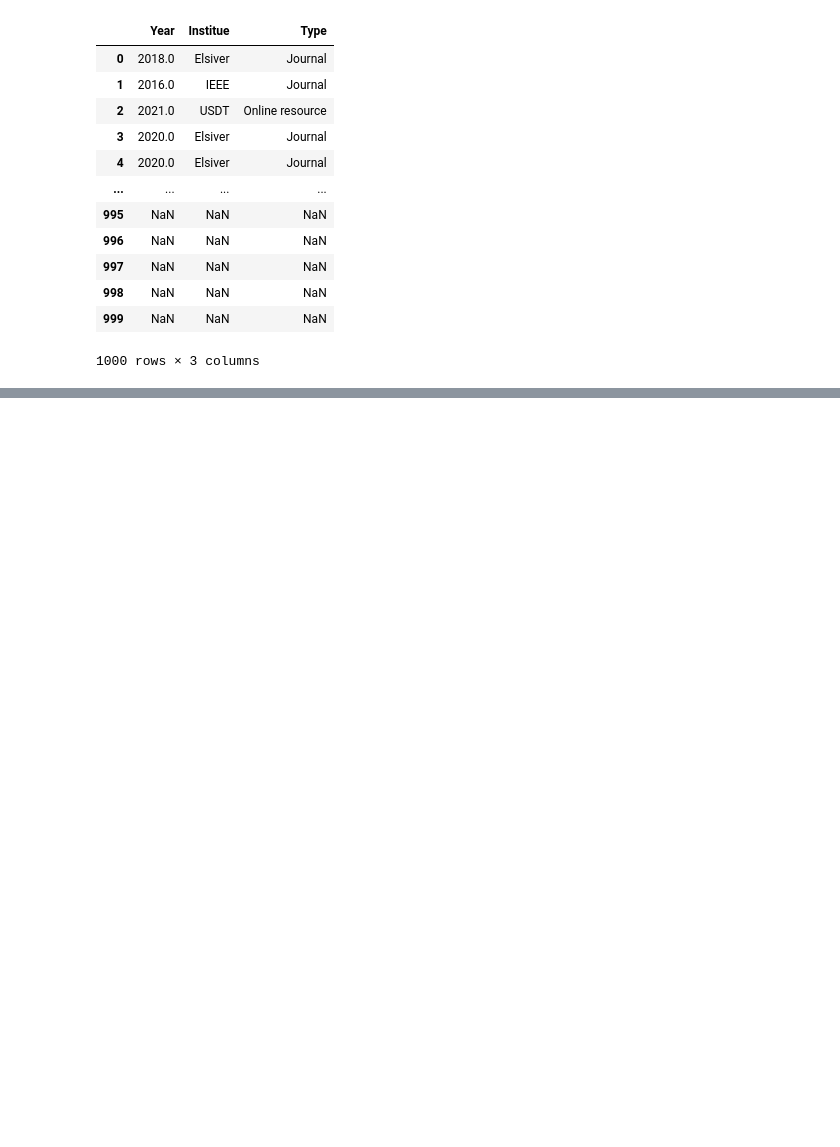
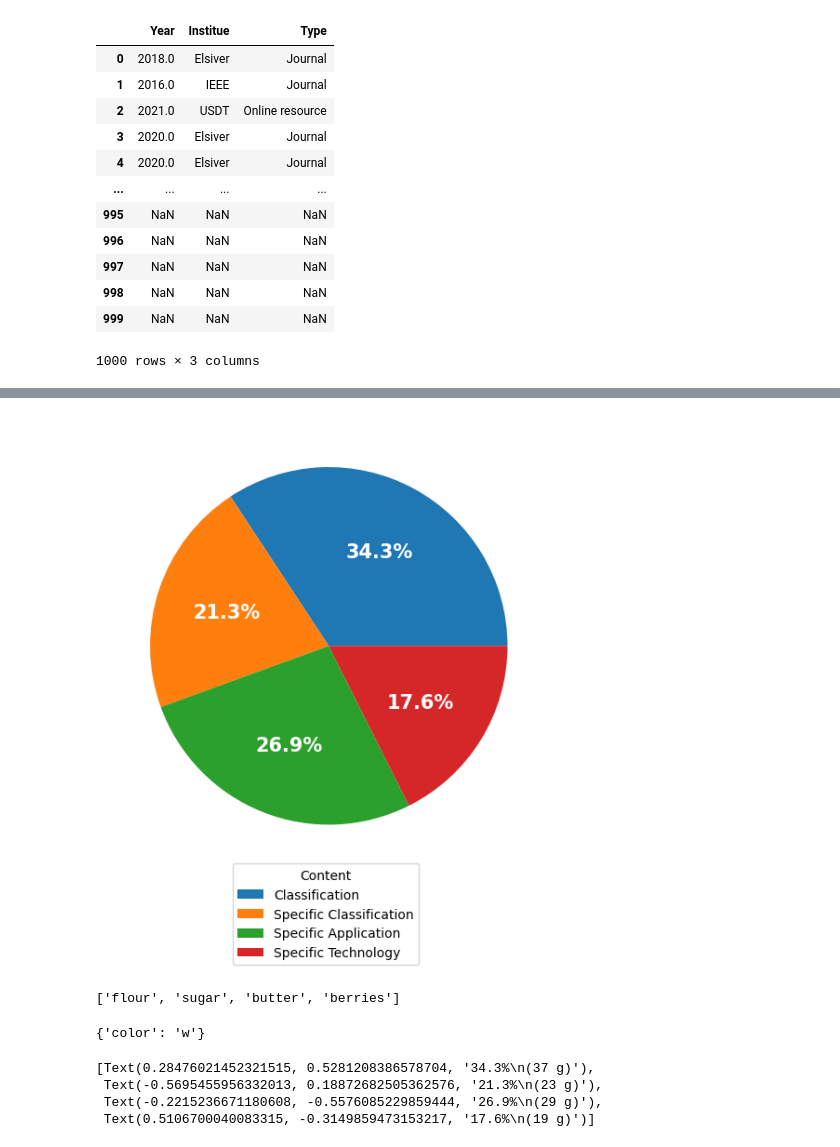
Before and after one commit to HuguesBlache/taxonomy, a Jupyter notebook: Random/Untitled.ipynb, the cells around one changed output, grey strips where cells are left out. Drawn from its saved outputs; the diff is of its cells as text; code cells hidden in the pictures; blank space fills up the shorter version.

```diff
--- a/Random/Untitled.ipynb
+++ b/Random/Untitled.ipynb
@@ -163,0 +183,36 @@ plt.savefig('pie_chart.pdf')
+# %%
+import numpy as np
+import matplotlib.pyplot as plt
+
+fig, ax = plt.subplots(figsize=(6.2, 10), subplot_kw=dict(aspect="equal"))
+
+recipe = Nombre
+
+data = Nombre
+ingredients = Name
+
+
+def func(pct, allvals):
+    absolute = int(round(pct/100.*np.sum(allvals)))
+    return "{:.1f}%".format(pct, absolute)
+
+
+wedges, texts, autotexts = ax.pie(data, autopct=lambda pct: func(pct, data),
+                                  textprops=dict(color="w"))
+
+ax.legend(wedges, ingredients,
+          title="Content",
+          loc="center left",
+          bbox_to_anchor=(0.27, -0.1, 0, 0))
+
+plt.setp(autotexts, size=15, weight="bold")
+
+plt.savefig('pie_chart.pdf')
+
+plt.show()
+# %% [output]
+[figure, added]
+# %%
+ingredients
+# %% [output]
+['flour', 'sugar', 'butter', 'berries']
@@ -163,0 +221,11 @@ plt.savefig('pie_chart.pdf')
+# %%
+textprops
+# %% [output]
+{'color': 'w'}
+# %%
+autotexts
+# %% [output]
+[Text(0.28476021452321515, 0.5281208386578704, '34.3%\n(37 g)'),
+ Text(-0.5695455956332013, 0.18872682505362576, '21.3%\n(23 g)'),
+ Text(-0.2215236671180608, -0.5576085229859444, '26.9%\n(29 g)'),
+ Text(0.5106700040083315, -0.3149859473153217, '17.6%\n(19 g)')]
```
Also changed, not shown: parts of 6 cells of this notebook, 16 other files.
